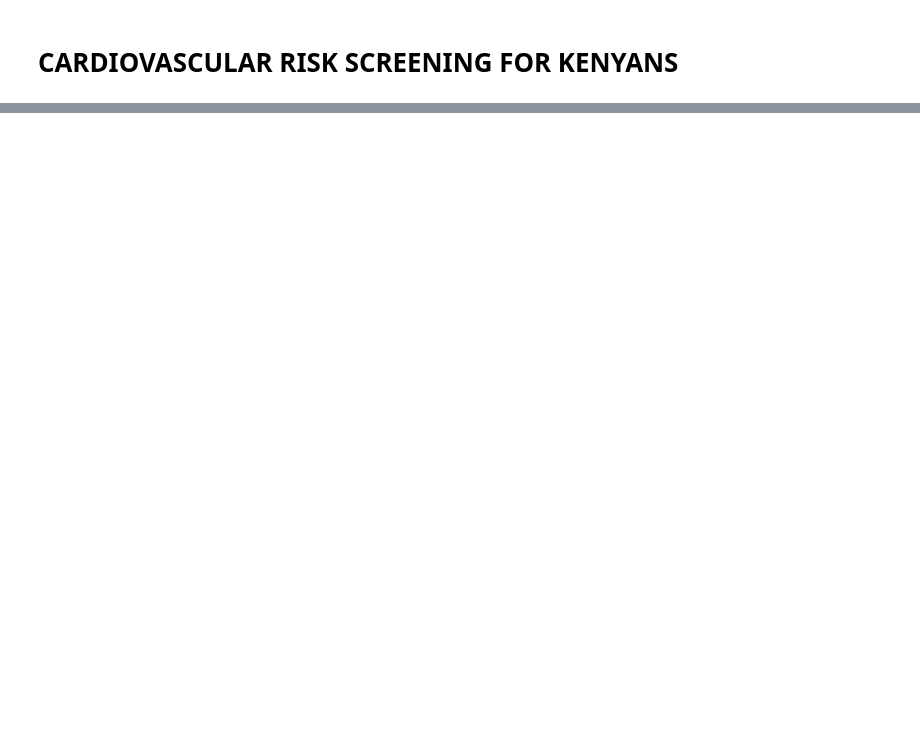
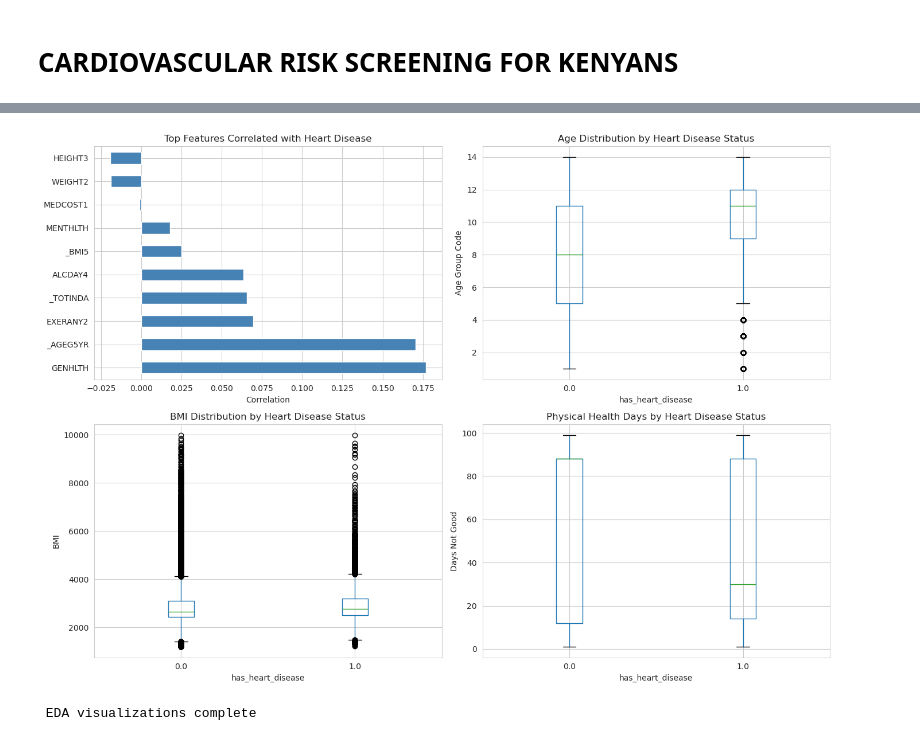
Before and after one commit to Vibora-Polo/Pandas_Express_capstone_project_on_cvd, a Jupyter notebook: index.ipynb, the cells around one changed output, grey strips where cells are left out. Drawn from its saved outputs; the diff is of its cells as text; code cells hidden in the pictures; blank space fills up the shorter version.

```diff
--- a/index.ipynb
+++ b/index.ipynb
@@ -976,0 +577,37 @@ Index(['CVDINFR4', 'CVDCRHD4', 'SEX1', '_AGE80', 'SMOKE100', '_SMOKER3',
+# %%
+# ============================================================================
+# EXPLORATORY DATA ANALYSIS
+# ============================================================================
+
+# Correlation analysis
+fig, axes = plt.subplots(2, 2, figsize=(14, 10))
+
+# 1. Correlation with target
+correlations = df_work.corr()['has_heart_disease'].sort_values(ascending=False)
+correlations[1:11].plot(kind='barh', ax=axes[0, 0], color='steelblue')
+axes[0, 0].set_title('Top Features Correlated with Heart Disease')
+axes[0, 0].set_xlabel('Correlation')
+
+# 2. Age distribution by target
+df_work.boxplot(column='_AGEG5YR', by='has_heart_disease', ax=axes[0, 1])
+axes[0, 1].set_title('Age Distribution by Heart Disease Status')
+axes[0, 1].set_ylabel('Age Group Code')
+
+# 3. BMI distribution
+df_work.boxplot(column='_BMI5', by='has_heart_disease', ax=axes[1, 0])
+axes[1, 0].set_title('BMI Distribution by Heart Disease Status')
+axes[1, 0].set_ylabel('BMI')
+
+# 4. Physical health days
+df_work.boxplot(column='PHYSHLTH', by='has_heart_disease', ax=axes[1, 1])
+axes[1, 1].set_title('Physical Health Days by Heart Disease Status')
+axes[1, 1].set_ylabel('Days Not Good')
+
+plt.suptitle('')  # Remove automatic title
+plt.tight_layout()
+plt.show()
+
+print(" EDA visualizations complete")
+# %% [output]
+[figure, added]
+ EDA visualizations complete
```
Also changed, not shown: parts of 60 cells of this notebook, 4 other files.
